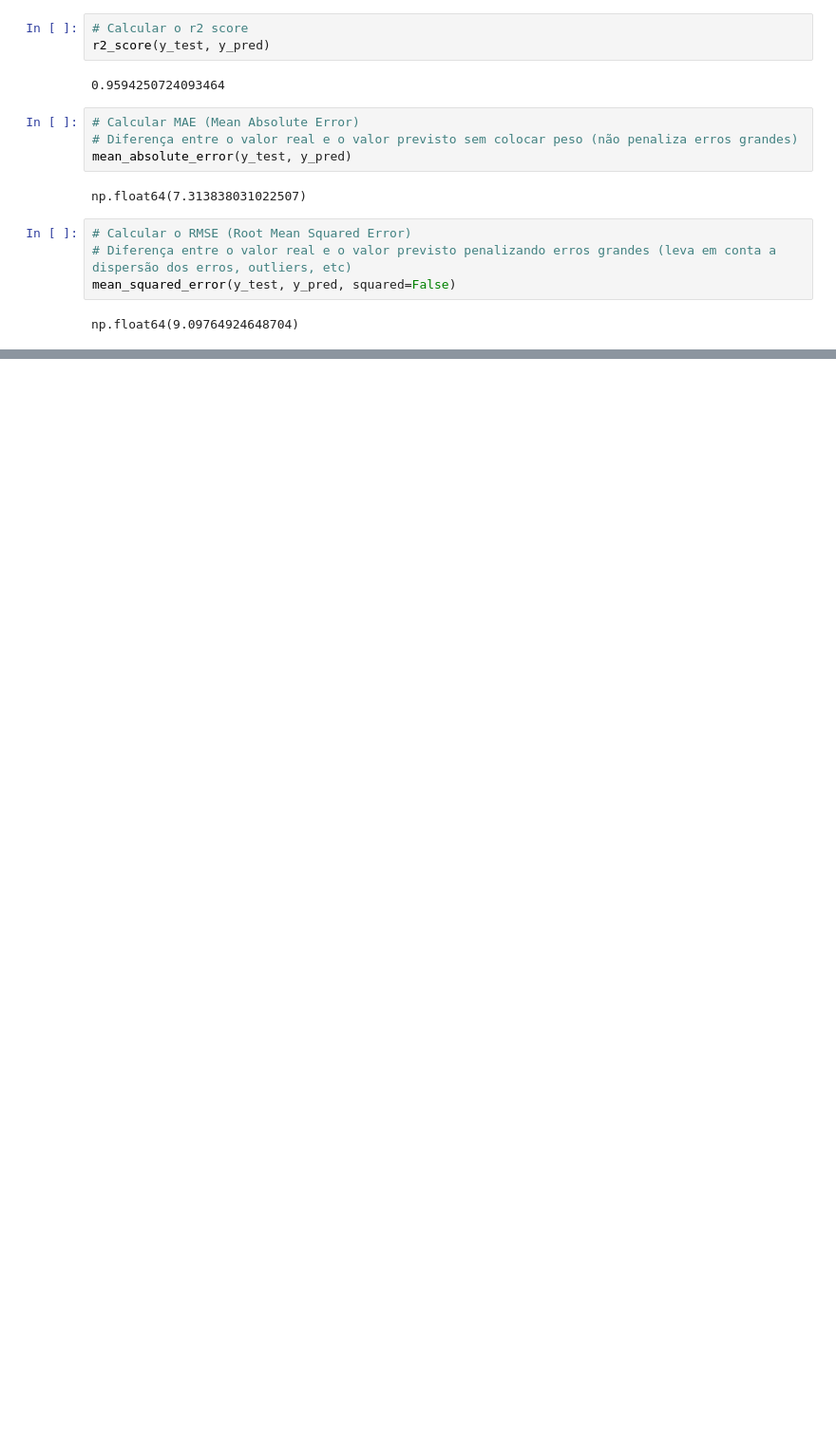
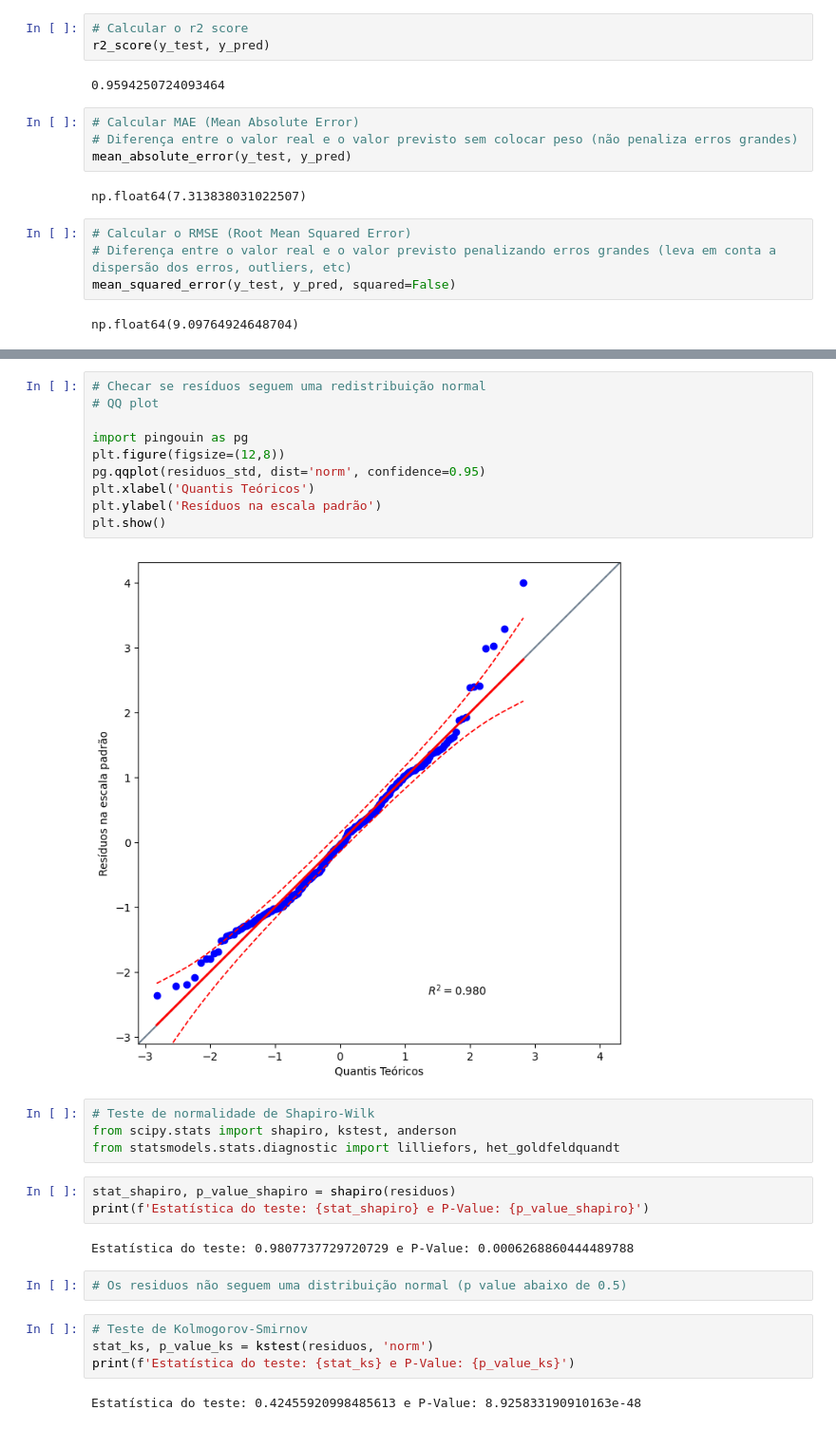
Before and after one commit to LucaPinheiro/modelos_regressao_linear, a Jupyter notebook: modelos/modelo_colesterol.ipynb, the cells around one changed output, grey strips where cells are left out. Shown at 95% size. Cells and saved outputs as stored; diff of their text form; blank space fills up the shorter version.

```diff
--- a/modelos/modelo_colesterol.ipynb
+++ b/modelos/modelo_colesterol.ipynb
@@ -377,0 +410,29 @@ np.float64(9.09764924648704)
+# %%
+# Checar se resíduos seguem uma redistribuição normal
+# QQ plot
+
+import pingouin as pg
+plt.figure(figsize=(12,8))
+pg.qqplot(residuos_std, dist='norm', confidence=0.95)
+plt.xlabel('Quantis Teóricos')
+plt.ylabel('Resíduos na escala padrão')
+plt.show()
+# %% [output]
+[figure, added]
+# %%
+# Teste de normalidade de Shapiro-Wilk
+from scipy.stats import shapiro, kstest, anderson
+from statsmodels.stats.diagnostic import lilliefors, het_goldfeldquandt
+# %%
+stat_shapiro, p_value_shapiro = shapiro(residuos)
+print(f'Estatística do teste: {stat_shapiro} e P-Value: {p_value_shapiro}')
+# %% [output]
+Estatística do teste: 0.9807737729720729 e P-Value: 0.0006268860444489788
+# %%
+# Os residuos não seguem uma distribuição normal (p value abaixo de 0.5)
+# %%
+# Teste de Kolmogorov-Smirnov
+stat_ks, p_value_ks = kstest(residuos, 'norm')
+print(f'Estatística do teste: {stat_ks} e P-Value: {p_value_ks}')
+# %% [output]
+Estatística do teste: 0.42455920998485613 e P-Value: 8.925833190910163e-48
```
Also changed, not shown: parts of 11 cells of this notebook.
